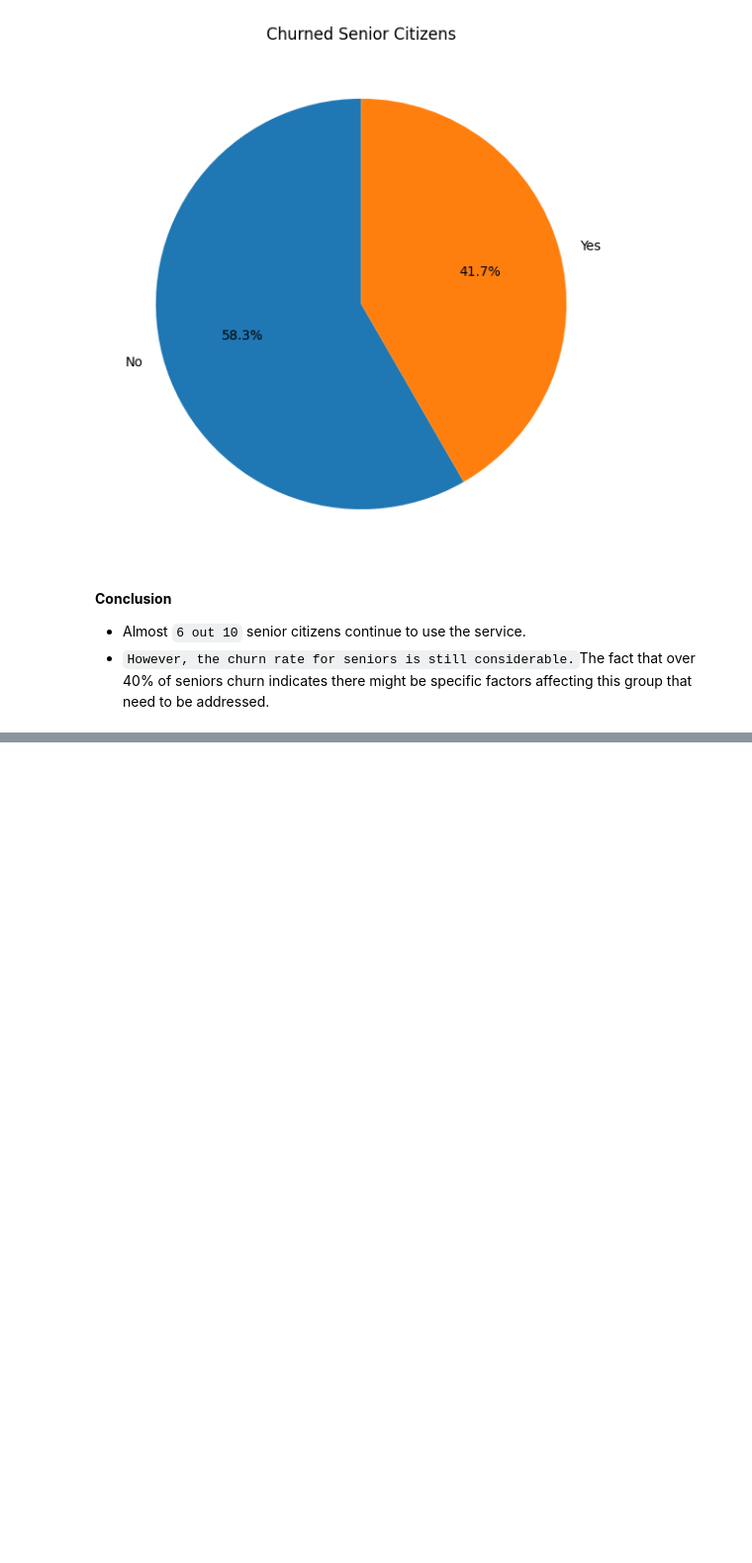
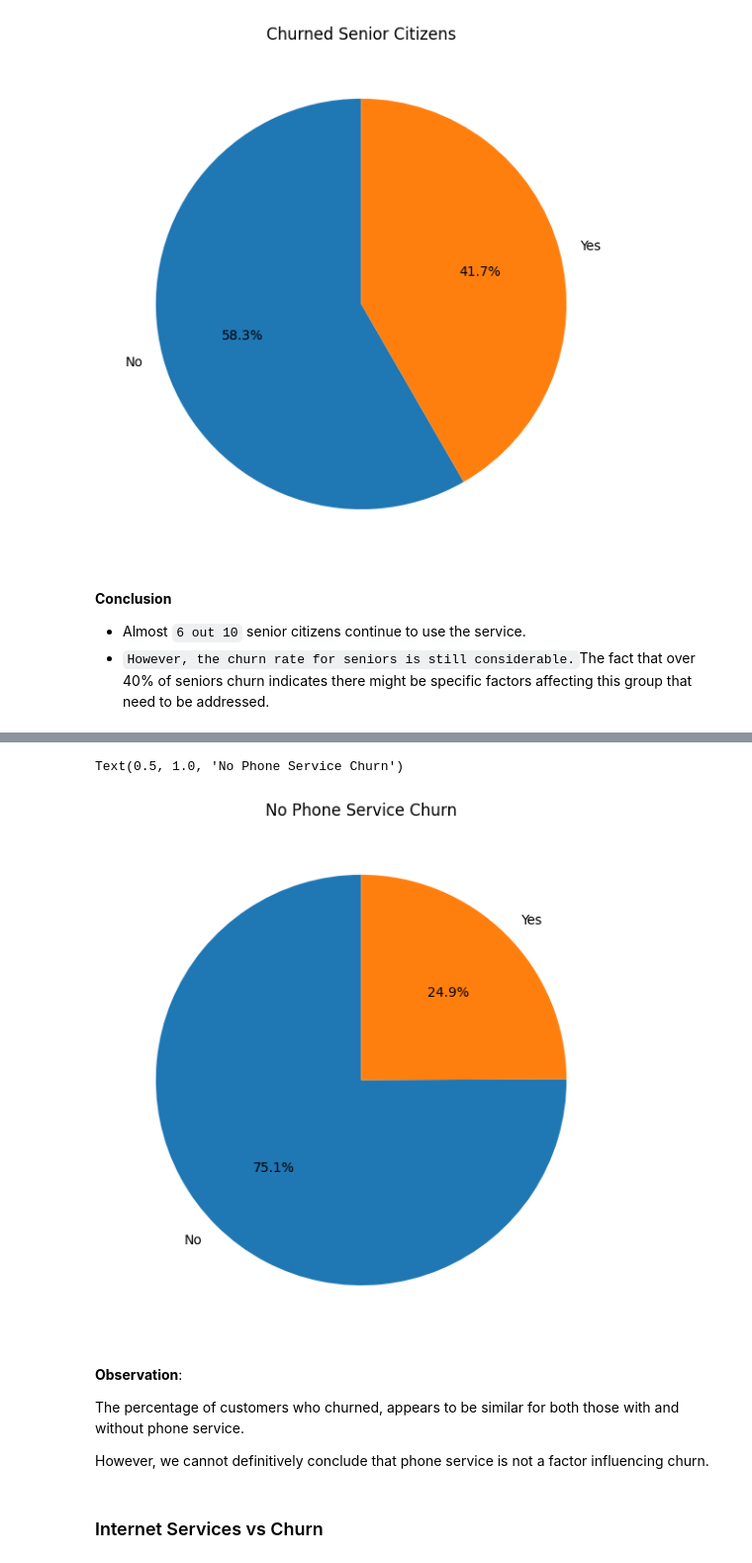
Before and after one commit to Tejeswar001/BootCamp-Jun-2024, a Jupyter notebook: Analysis/Customer_churn_analysis_PROJECT_2.ipynb, the cells around one changed output, grey strips where cells are left out. Shown at 99% size. Drawn from its saved outputs; the diff is of its cells as text; code cells hidden in the pictures; blank space fills up the shorter version.

```diff
--- a/Analysis/Customer_churn_analysis_PROJECT_2.ipynb
+++ b/Analysis/Customer_churn_analysis_PROJECT_2.ipynb
@@ -391,0 +449,15 @@ plt.show()
+# %%
+plt.figure(figsize=(8,7))
+plt.pie(nophone_churn,labels=nophone_churn.index,autopct='%1.1f%%',startangle=90)
+plt.title('No Phone Service Churn')
+# %% [output]
+Text(0.5, 1.0, 'No Phone Service Churn')
+[figure, added]
+# %% [markdown]
+**Observation**:
+
+ The percentage of customers who churned, appears to be similar for both those with and without phone service.
+
+However, we cannot definitively conclude that phone service is not a factor influencing churn.
+# %% [markdown]
+### Internet Services vs Churn
```
Also changed, not shown: parts of 15 cells of this notebook.
